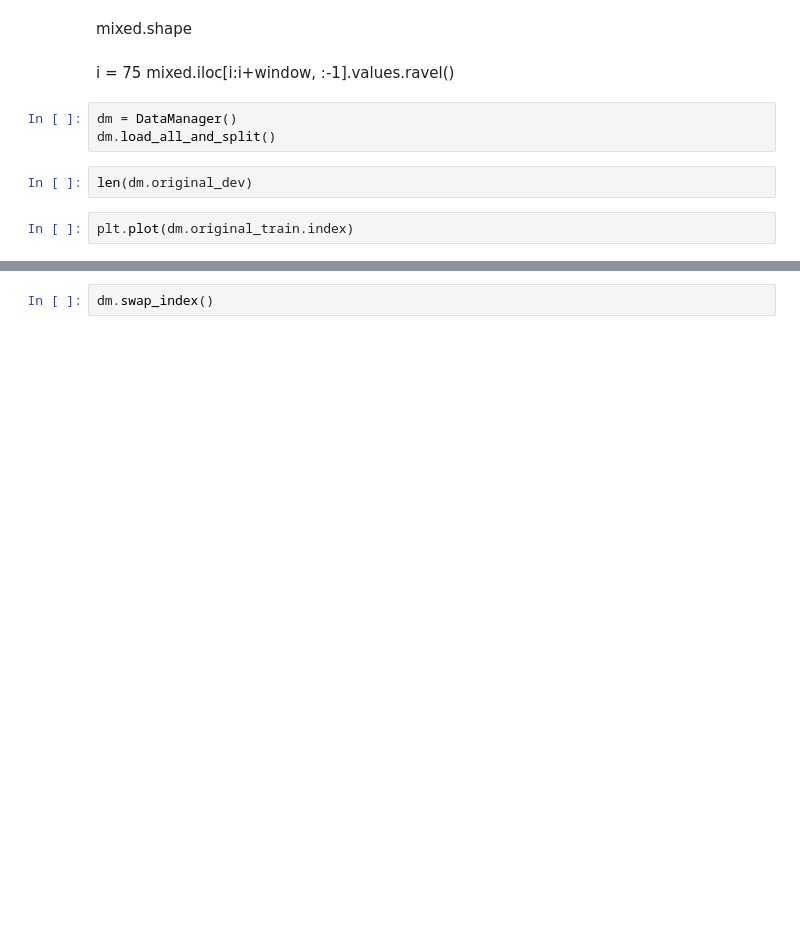
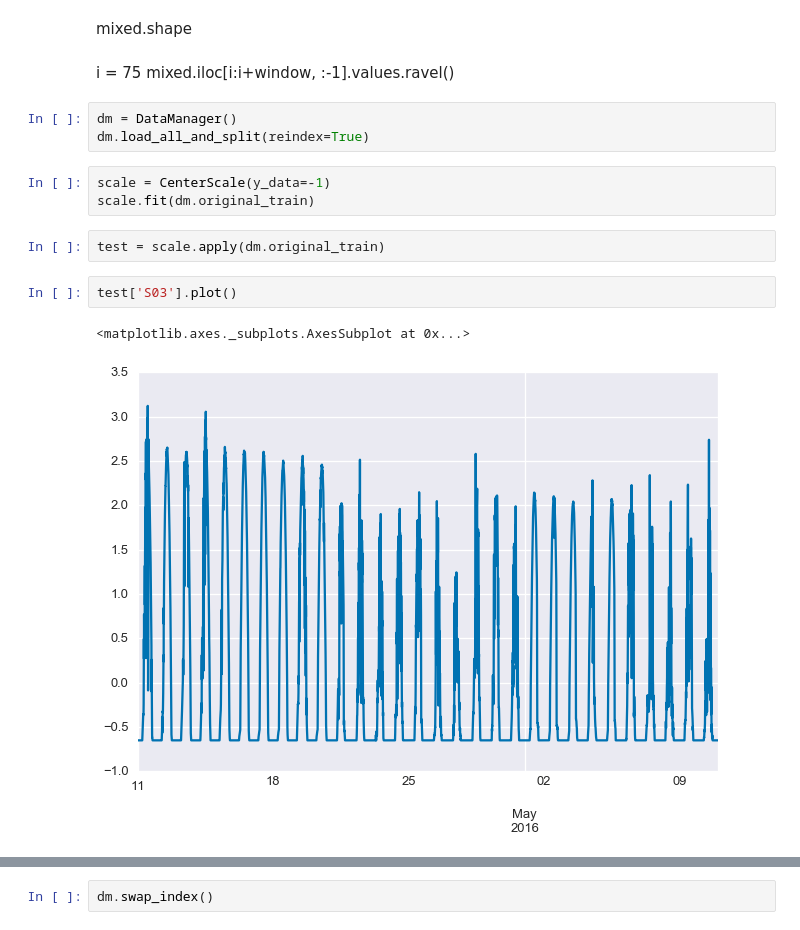
Before and after one commit to bmeyers/SolarForecasting, a Jupyter notebook: scratch_work_bennet.ipynb, the cells around one changed output, grey strips where cells are left out. Cells and saved outputs as stored; diff of their text form; blank space fills up the shorter version.

```diff
--- a/scratch_work_bennet.ipynb
+++ b/scratch_work_bennet.ipynb
@@ -56,8 +56,14 @@ i = 75
 mixed.iloc[i:i+window, :-1].values.ravel()
 # %%
 dm = DataManager()
-dm.load_all_and_split()
+dm.load_all_and_split(reindex=True)
-# %%
-len(dm.original_dev)
-# %%
-plt.plot(dm.original_train.index)
+# %%
+scale = CenterScale(y_data=-1)
+scale.fit(dm.original_train)
+# %%
+test = scale.apply(dm.original_train)
+# %%
+test['S03'].plot()
+# %% [output]
+<matplotlib.axes._subplots.AxesSubplot at 0x...>
+[figure, added]
```
Also changed, not shown: parts of 9 cells of this notebook, 2 other files.
